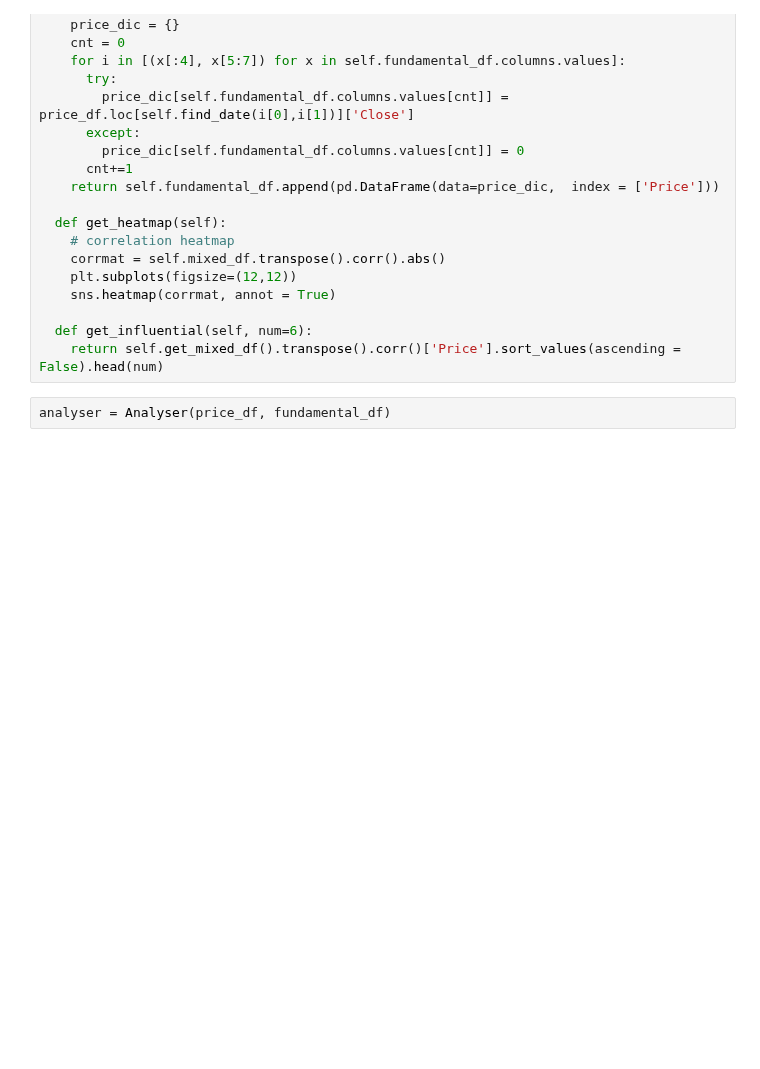
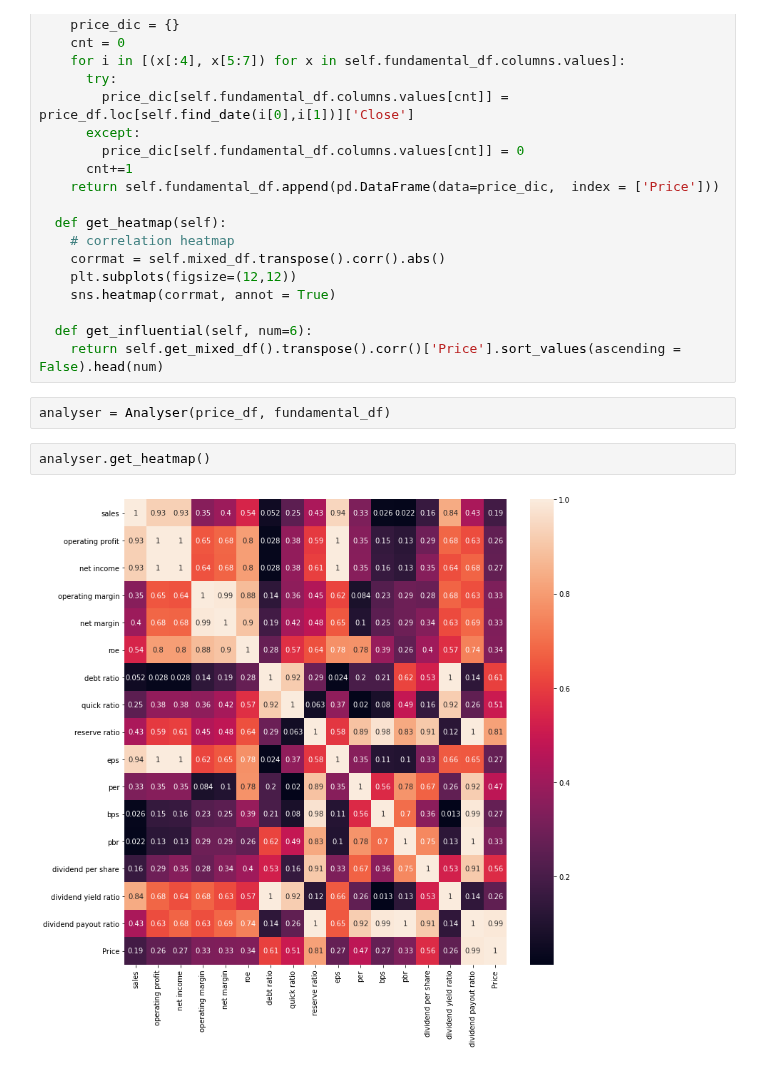
Before and after one commit to yeonghun00/stock-notes, a Jupyter notebook: Stock_analysis.ipynb, the cells around one changed output. Saved outputs shown, nothing was run; the diff lists cells and outputs as text; blank space fills up the shorter version.

```diff
--- a/Stock_analysis.ipynb
+++ b/Stock_analysis.ipynb
@@ -139,6 +144,10 @@ class Analyser:
     return self.get_mixed_df().transpose().corr()['Price'].sort_values(ascending = False).head(num)
 # %%
 analyser = Analyser(price_df, fundamental_df)
+# %%
+analyser.get_heatmap()
+# %% [output]
+[figure, added]
 # %%
 analyser.get_influential()[1:]
 # %% [output]
```
Also changed, not shown: parts of 5 cells of this notebook.
